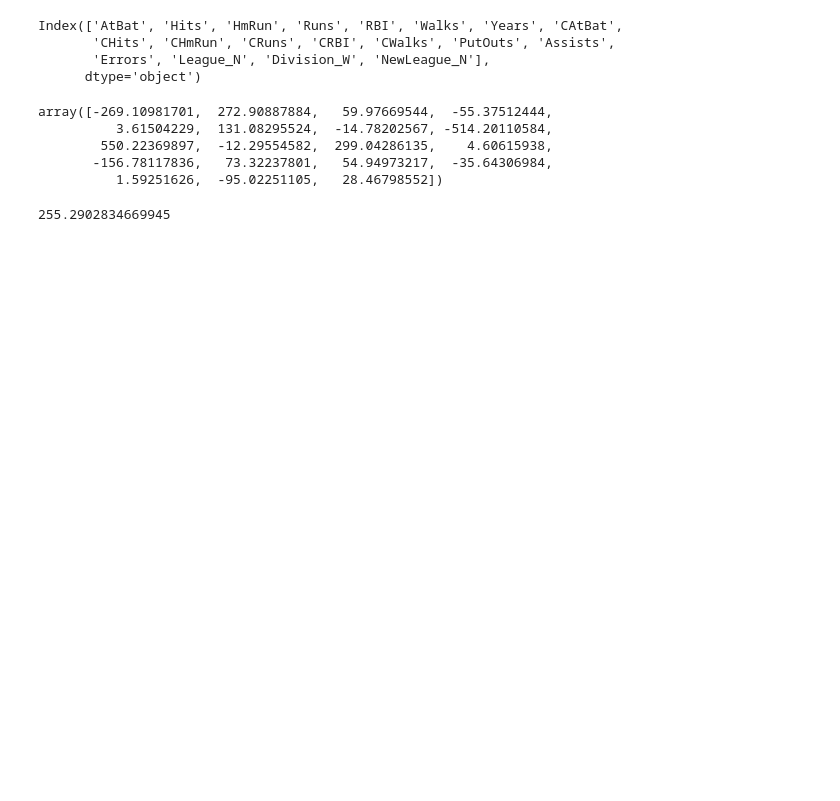
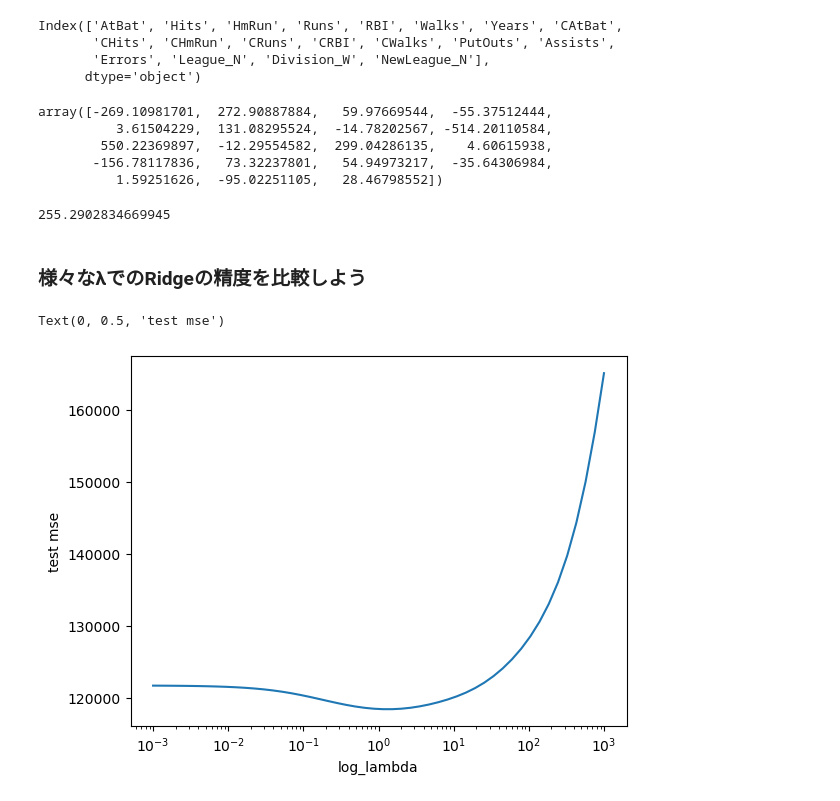
Before and after one commit to yunozon/datascience-py, a Jupyter notebook: study/seciton11.ipynb, the cells around one changed output. Drawn from its saved outputs; the diff is of its cells as text; code cells hidden in the pictures; blank space fills up the shorter version.

```diff
--- a/study/seciton11.ipynb
+++ b/study/seciton11.ipynb
@@ -114,3 +109,44 @@ array([-269.10981701,  272.90887884,   59.97669544,  -55.37512444,
 mean_absolute_error(y_test, y_pred_linear)
 # %% [output]
 255.2902834669945
+# %% [markdown]
+### 様々なλでのRidgeの精度を比較しよう
+# %%
+df = pd.read_csv('https://raw.githubusercontent.com/kirenz/datasets/master/Hitters.csv')
+df.dropna(inplace=True)
+y_col = 'Salary'
+X = df.loc[:, df.columns != y_col]
+y = df[y_col]
+
+# 標準化するためにまずは数値カラムを抽出
+numeric_cols = X.select_dtypes(include=np.number).columns.to_list()
+
+#　ダミー変数
+X = pd.get_dummies(X, drop_first=True)
+
+X_train, X_test, y_train, y_test = train_test_split(X, y, test_size=0.3, random_state=0)
+scaler = StandardScaler()
+X_train[numeric_cols] = scaler.fit_transform(X_train[numeric_cols])
+X_test[numeric_cols] = scaler.transform(X_test[numeric_cols])
+
+alphas = np.logspace(-3, 3)  # これは大事
+
+scores = []
+coefs = []
+
+for alpha in alphas:
+    model = Ridge(alpha=alpha)
+    model.fit(X_train, y_train)
+    y_pred = model.predict(X_test)
+    mse = mean_squared_error(y_pred, y_test)
+    scores.append(mse)
+    coefs.append(model.coef_)
+# %%
+# λ vs MSE
+plt.plot(alphas, scores)
+plt.xscale('log')
+plt.xlabel('log_lambda')
+plt.ylabel('test mse')
+# %% [output]
+Text(0, 0.5, 'test mse')
+[figure, added]
```
Also changed, not shown: parts of 14 cells of this notebook.
